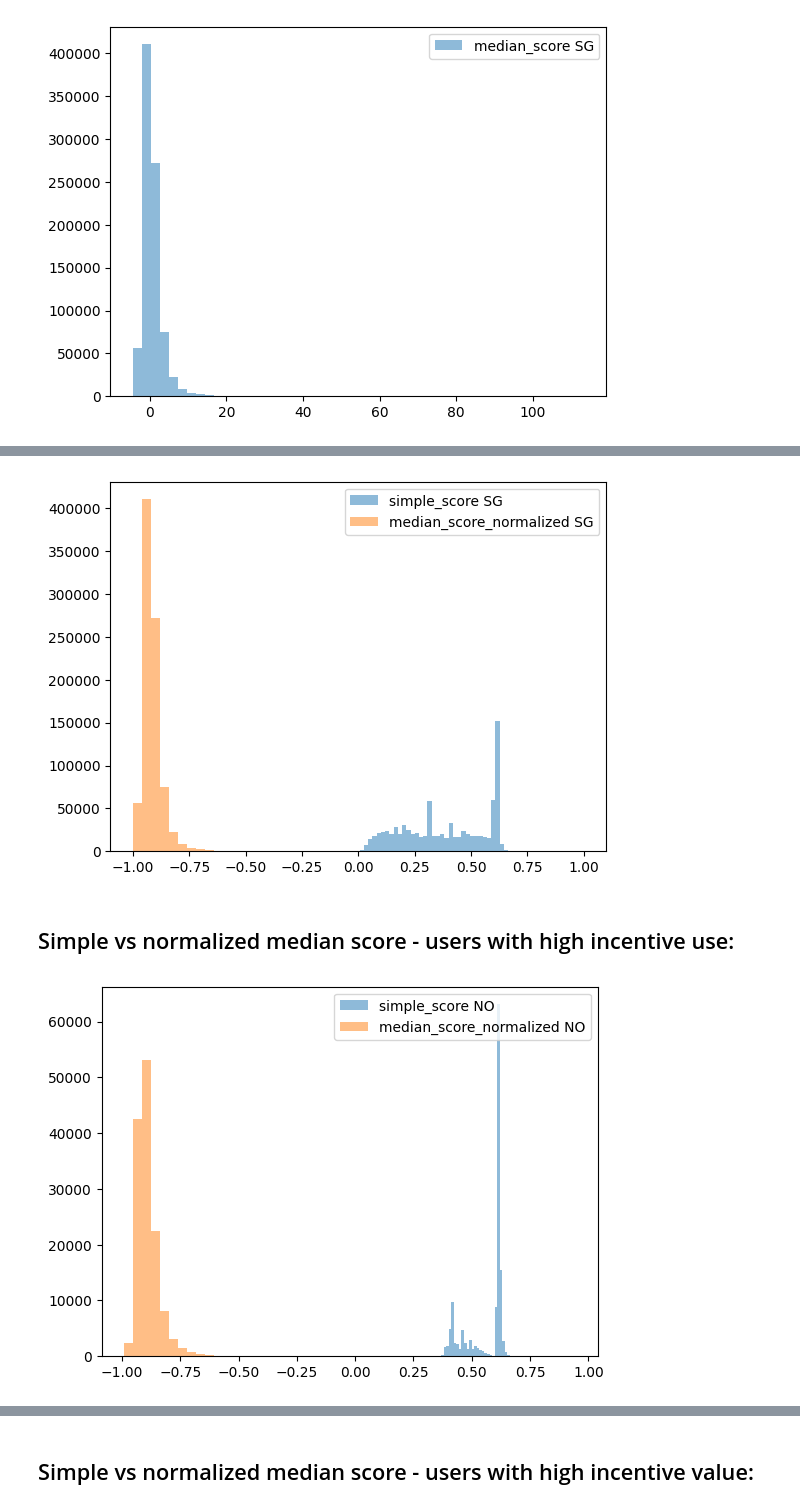
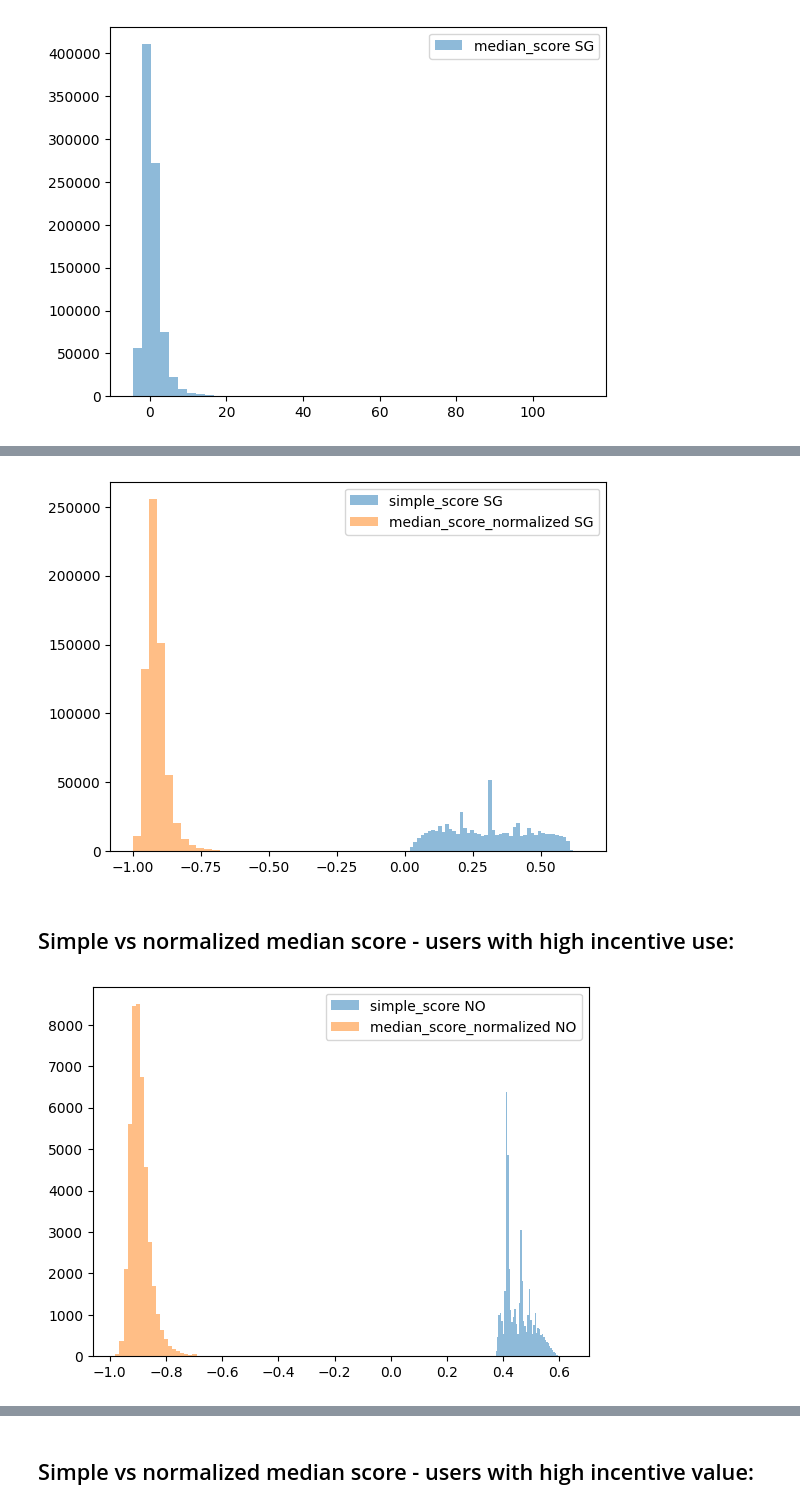
Before and after one commit to AChiaraCapuano/incentives_analysis, a Jupyter notebook: analysis_nb.ipynb, the cells around one changed output, grey strips where cells are left out. Saved outputs shown, nothing was run; the diff lists cells and outputs as text; code cells hidden in the pictures.

```diff
--- a/analysis_nb.ipynb
+++ b/analysis_nb.ipynb
@@ -212,15 +214,15 @@ plt.legend(loc='upper right');
 # %%
-plt.hist(df_sol_SG['simple_score'], alpha=0.5, label='simple_score SG', bins=50);
-plt.hist(df_sol_SG['median_score_normalized'], alpha=0.5, label='median_score_normalized SG', bins=50);
+plt.hist(df_sol_SG[df_sol_SG['used_incentive']!=1]['simple_score'], alpha=0.5, label='simple_score SG', bins=50);
+plt.hist(df_sol_SG[df_sol_SG['used_incentive']!=1]['median_score_normalized'], alpha=0.5, label='median_score_normalized SG', bins=50);
 plt.legend(loc='upper right');
 # %% [output]
-[figure, old version]
+[figure, new version]
 # %% [markdown]
 ## Simple vs normalized median score - users with high incentive use:
 # %%
-plt.hist(df_sol[df_sol['used_incentive']>0.6]['simple_score'], alpha=0.5, label='simple_score NO', bins=50);
-plt.hist(df_sol[df_sol['used_incentive']>0.6]['median_score_normalized'], alpha=0.5, label='median_score_normalized NO', bins=50);
+plt.hist(df_sol[(df_sol['used_incentive']>0.6) & (df_sol['used_incentive']!=1)]['simple_score'], alpha=0.5, label='simple_score NO', bins=50);
+plt.hist(df_sol[(df_sol['used_incentive']>0.6) & (df_sol['used_incentive']!=1)]['median_score_normalized'], alpha=0.5, label='median_score_normalized NO', bins=50);
 plt.legend(loc='upper right');
 # %% [output]
-[figure, old version]
+[figure, new version]
 # %%
```
Also changed, not shown: parts of 7 cells of this notebook.
